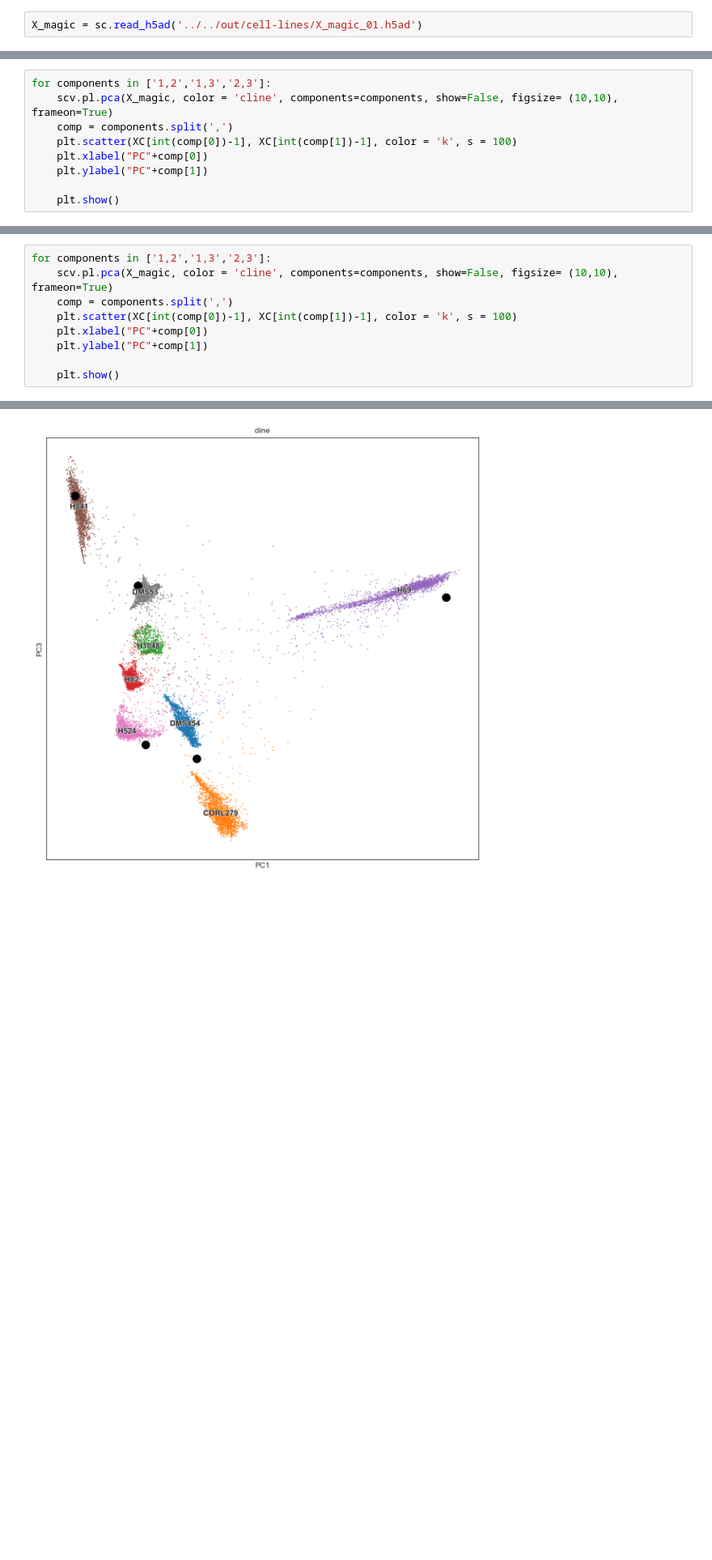
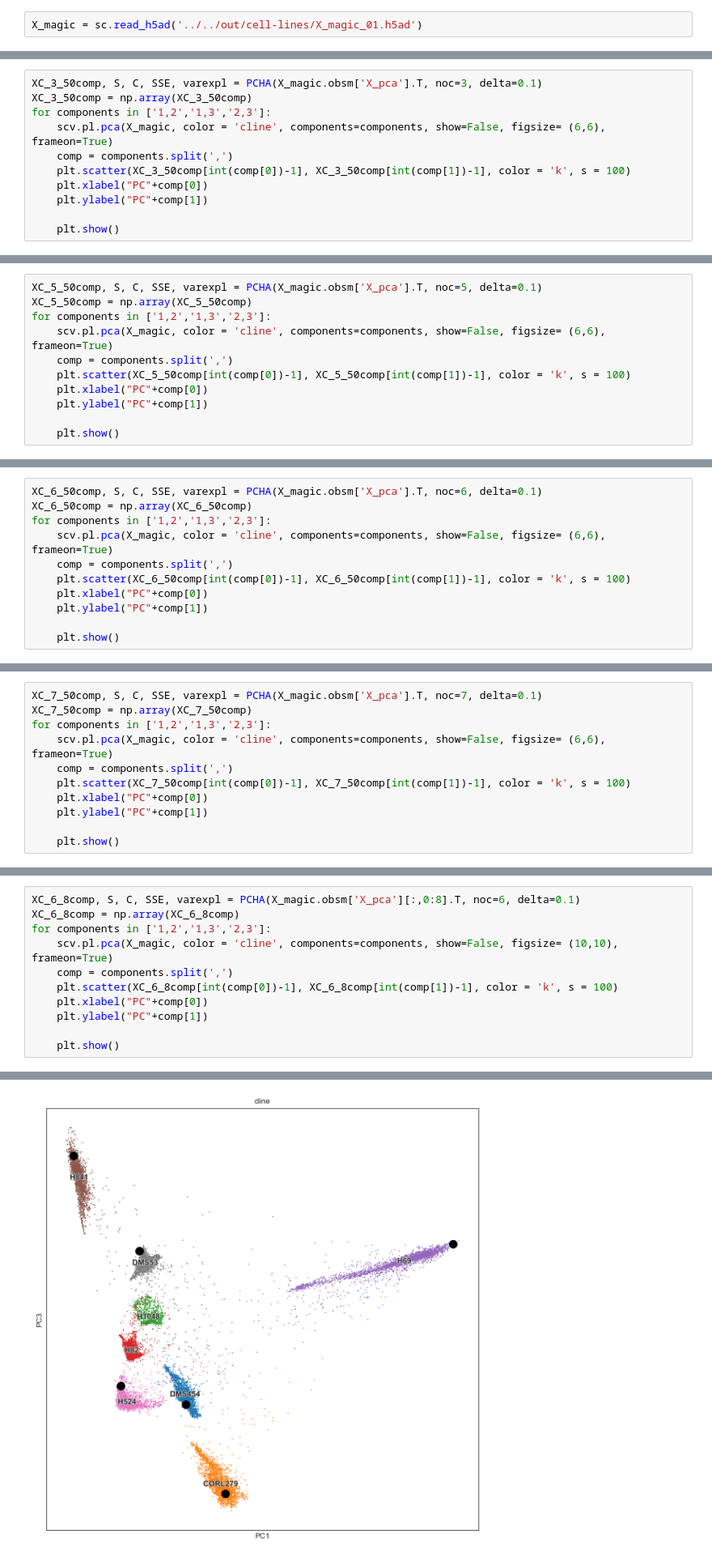
Before and after one commit to QuLab-VU/Groves-CellSys2022, a Jupyter notebook: notebooks/single-cell/cell-lines/2-Human_cell_lines_scPCHA.ipynb, the cells around one changed output, grey strips where cells are left out. Shown at 81% size. Saved outputs shown, nothing was run; the diff lists cells and outputs as text; blank space fills up the shorter version.

```diff
--- a/notebooks/single-cell/cell-lines/2-Human_cell_lines_scPCHA.ipynb
+++ b/notebooks/single-cell/cell-lines/2-Human_cell_lines_scPCHA.ipynb
@@ -586,8 +610,10 @@ plt.scatter(XC[0], XC[1], color = 'k', s = 10)
 # %%
+XC_3_50comp, S, C, SSE, varexpl = PCHA(X_magic.obsm['X_pca'].T, noc=3, delta=0.1)
+XC_3_50comp = np.array(XC_3_50comp)
 for components in ['1,2','1,3','2,3']:
-    scv.pl.pca(X_magic, color = 'cline', components=components, show=False, figsize= (10,10), frameon=True)
+    scv.pl.pca(X_magic, color = 'cline', components=components, show=False, figsize= (6,6), frameon=True)
     comp = components.split(',')
-    plt.scatter(XC[int(comp[0])-1], XC[int(comp[1])-1], color = 'k', s = 100)
+    plt.scatter(XC_3_50comp[int(comp[0])-1], XC_3_50comp[int(comp[1])-1], color = 'k', s = 100)
     plt.xlabel("PC"+comp[0])
     plt.ylabel("PC"+comp[1])
 
@@ -598,0 +627,11 @@ for components in ['1,2','1,3','2,3']:
+# %%
+XC_5_50comp, S, C, SSE, varexpl = PCHA(X_magic.obsm['X_pca'].T, noc=5, delta=0.1)
+XC_5_50comp = np.array(XC_5_50comp)
+for components in ['1,2','1,3','2,3']:
+    scv.pl.pca(X_magic, color = 'cline', components=components, show=False, figsize= (6,6), frameon=True)
+    comp = components.split(',')
+    plt.scatter(XC_5_50comp[int(comp[0])-1], XC_5_50comp[int(comp[1])-1], color = 'k', s = 100)
+    plt.xlabel("PC"+comp[0])
+    plt.ylabel("PC"+comp[1])
+
+    plt.show()
@@ -598,0 +644,11 @@ for components in ['1,2','1,3','2,3']:
+# %%
+XC_6_50comp, S, C, SSE, varexpl = PCHA(X_magic.obsm['X_pca'].T, noc=6, delta=0.1)
+XC_6_50comp = np.array(XC_6_50comp)
+for components in ['1,2','1,3','2,3']:
+    scv.pl.pca(X_magic, color = 'cline', components=components, show=False, figsize= (6,6), frameon=True)
+    comp = components.split(',')
+    plt.scatter(XC_6_50comp[int(comp[0])-1], XC_6_50comp[int(comp[1])-1], color = 'k', s = 100)
+    plt.xlabel("PC"+comp[0])
+    plt.ylabel("PC"+comp[1])
+
+    plt.show()
@@ -598,0 +661,11 @@ for components in ['1,2','1,3','2,3']:
+# %%
+XC_7_50comp, S, C, SSE, varexpl = PCHA(X_magic.obsm['X_pca'].T, noc=7, delta=0.1)
+XC_7_50comp = np.array(XC_7_50comp)
+for components in ['1,2','1,3','2,3']:
+    scv.pl.pca(X_magic, color = 'cline', components=components, show=False, figsize= (6,6), frameon=True)
+    comp = components.split(',')
+    plt.scatter(XC_7_50comp[int(comp[0])-1], XC_7_50comp[int(comp[1])-1], color = 'k', s = 100)
+    plt.xlabel("PC"+comp[0])
+    plt.ylabel("PC"+comp[1])
+
+    plt.show()
@@ -647,8 +711,10 @@ plt.scatter(XC[0], XC[1], color = 'k', s = 10)
 # %%
+XC_6_8comp, S, C, SSE, varexpl = PCHA(X_magic.obsm['X_pca'][:,0:8].T, noc=6, delta=0.1)
+XC_6_8comp = np.array(XC_6_8comp)
 for components in ['1,2','1,3','2,3']:
     scv.pl.pca(X_magic, color = 'cline', components=components, show=False, figsize= (10,10), frameon=True)
     comp = components.split(',')
-    plt.scatter(XC[int(comp[0])-1], XC[int(comp[1])-1], color = 'k', s = 100)
+    plt.scatter(XC_6_8comp[int(comp[0])-1], XC_6_8comp[int(comp[1])-1], color = 'k', s = 100)
     plt.xlabel("PC"+comp[0])
     plt.ylabel("PC"+comp[1])
 
@@ -658 +724 @@ for components in ['1,2','1,3','2,3']:
-[figure, old version]
+[figure, new version]
```
Also changed, not shown: parts of 37 cells of this notebook, 7 other files.
